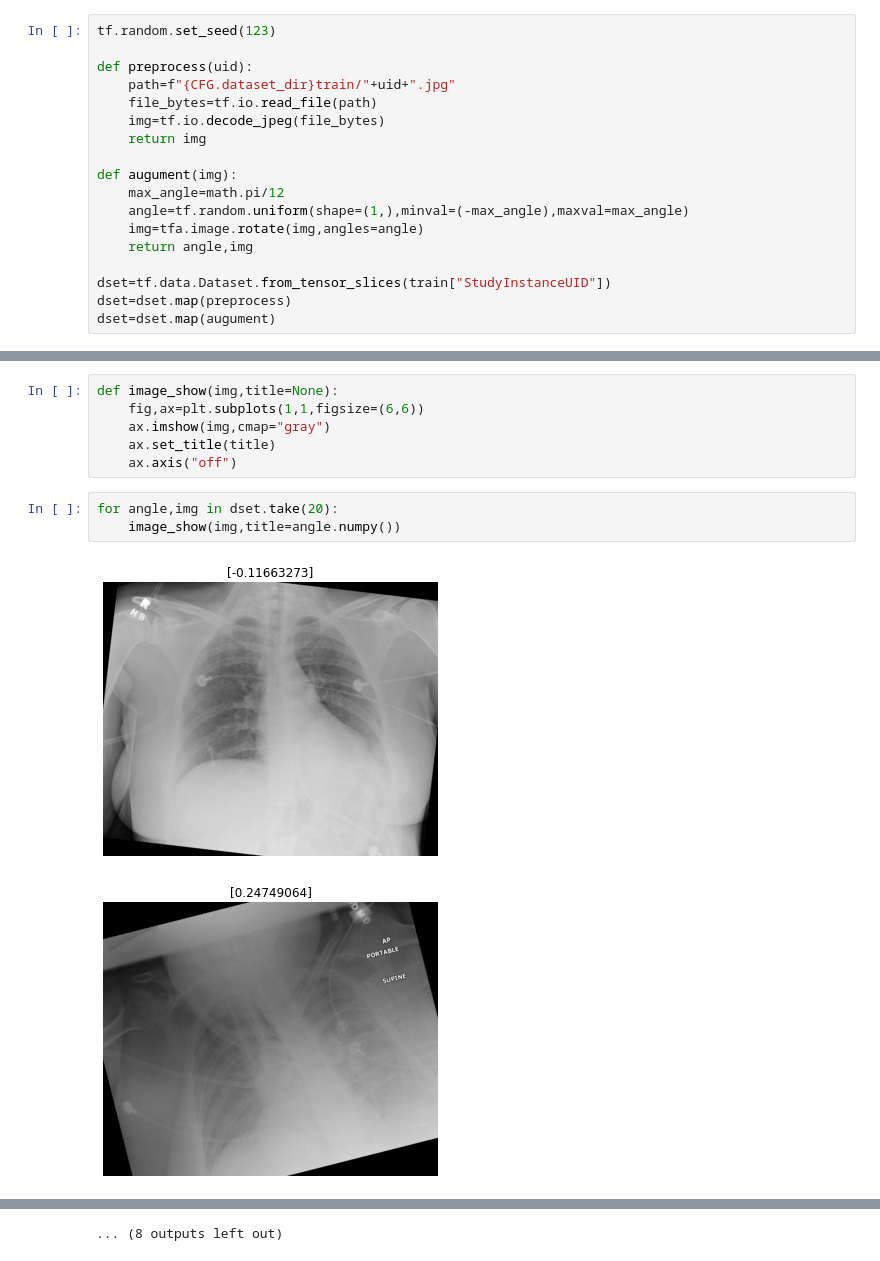
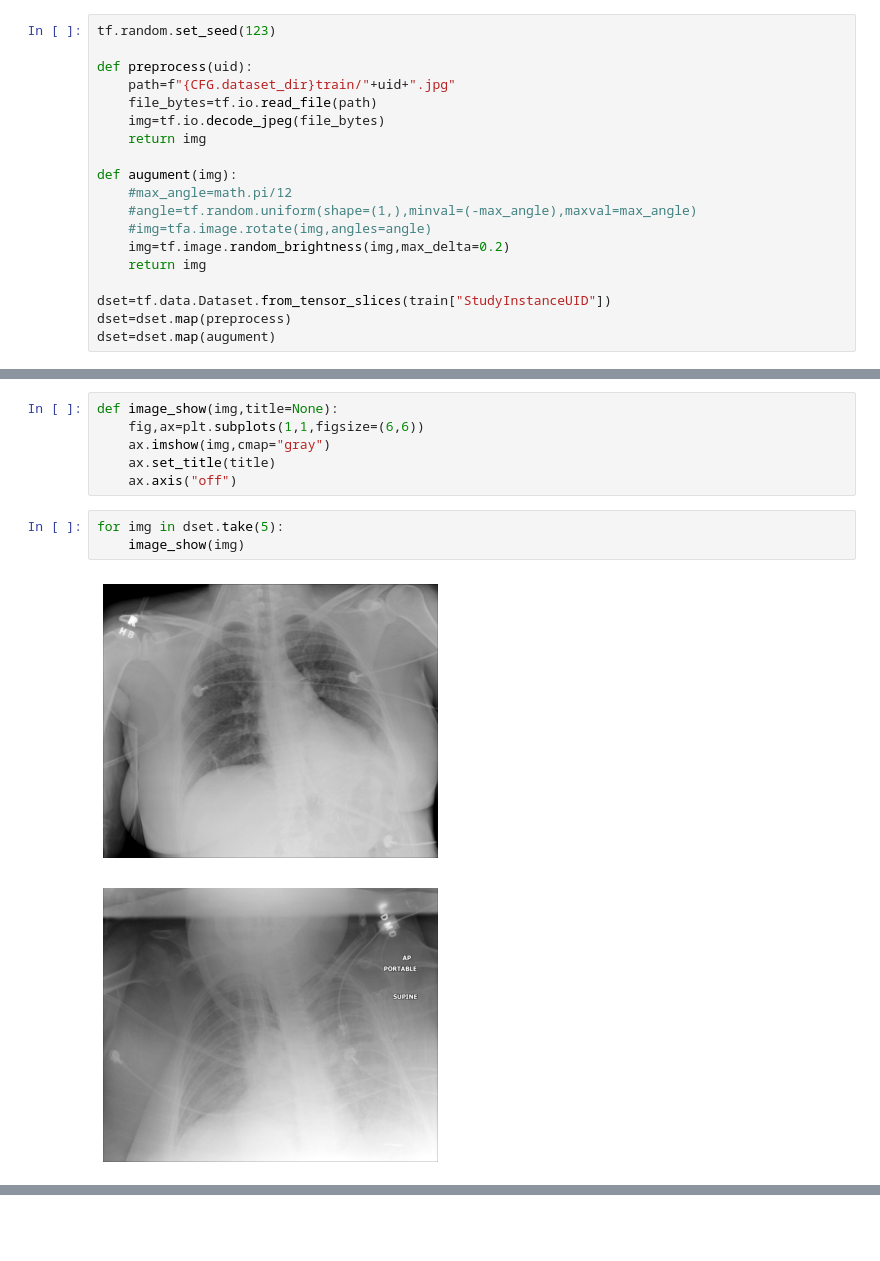
Before and after one commit to Hokoku/catheter, a Jupyter notebook: tfa_learn.ipynb, the cells around one changed output, grey strips where cells are left out. Cells and saved outputs as stored; diff of their text form; blank space fills up the shorter version.

```diff
--- a/tfa_learn.ipynb
+++ b/tfa_learn.ipynb
@@ -22,10 +22,11 @@ def preprocess(uid):
     return img
 
 def augument(img):
-    max_angle=math.pi/12
-    angle=tf.random.uniform(shape=(1,),minval=(-max_angle),maxval=max_angle)
-    img=tfa.image.rotate(img,angles=angle)
-    return angle,img
+    #max_angle=math.pi/12
+    #angle=tf.random.uniform(shape=(1,),minval=(-max_angle),maxval=max_angle)
+    #img=tfa.image.rotate(img,angles=angle)
+    img=tf.image.random_brightness(img,max_delta=0.2)
+    return img
 
 dset=tf.data.Dataset.from_tensor_slices(train["StudyInstanceUID"])
 dset=dset.map(preprocess)
@@ -43,8 +38,8 @@ def image_show(img,title=None):
     ax.set_title(title)
     ax.axis("off")
 # %%
-for angle,img in dset.take(20):
-    image_show(img,title=angle.numpy())
+for img in dset.take(5):
+    image_show(img)
 # %% [output]
-[figure, old version]
+[figure, new version]
-[figure, old version]
+[figure, new version]
@@ -61 +48,0 @@ for angle,img in dset.take(20):
-... (8 outputs left out)
```
Also changed, not shown: parts of 2 cells of this notebook, 2 other files.
